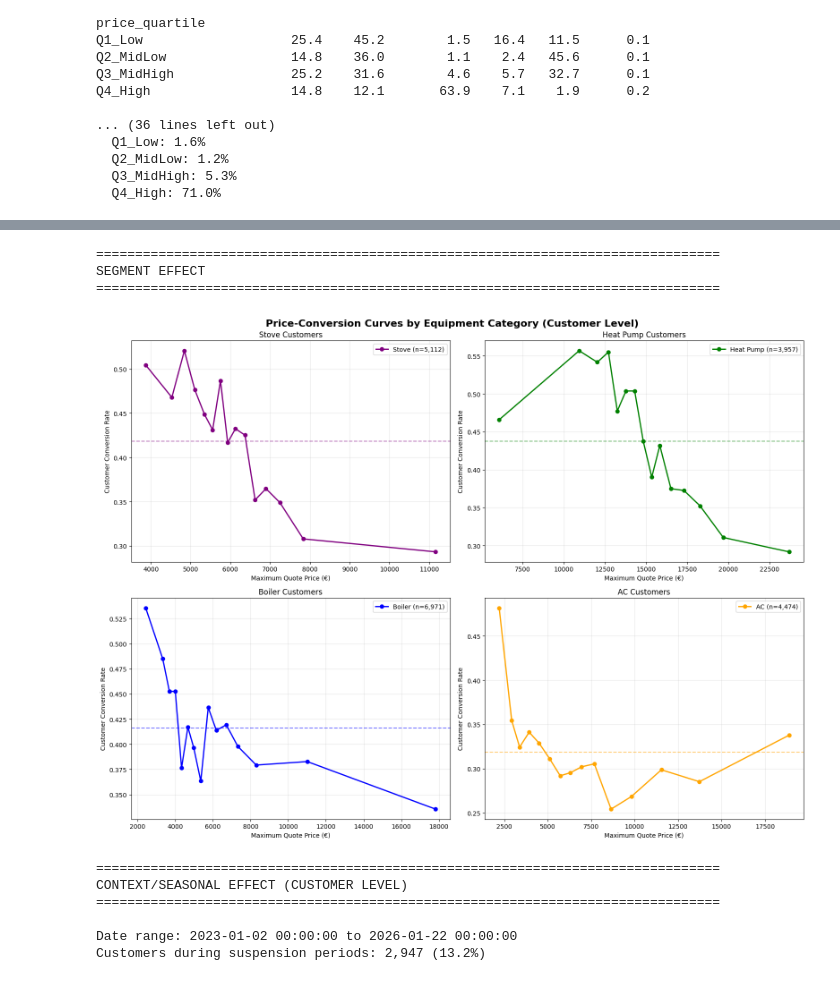
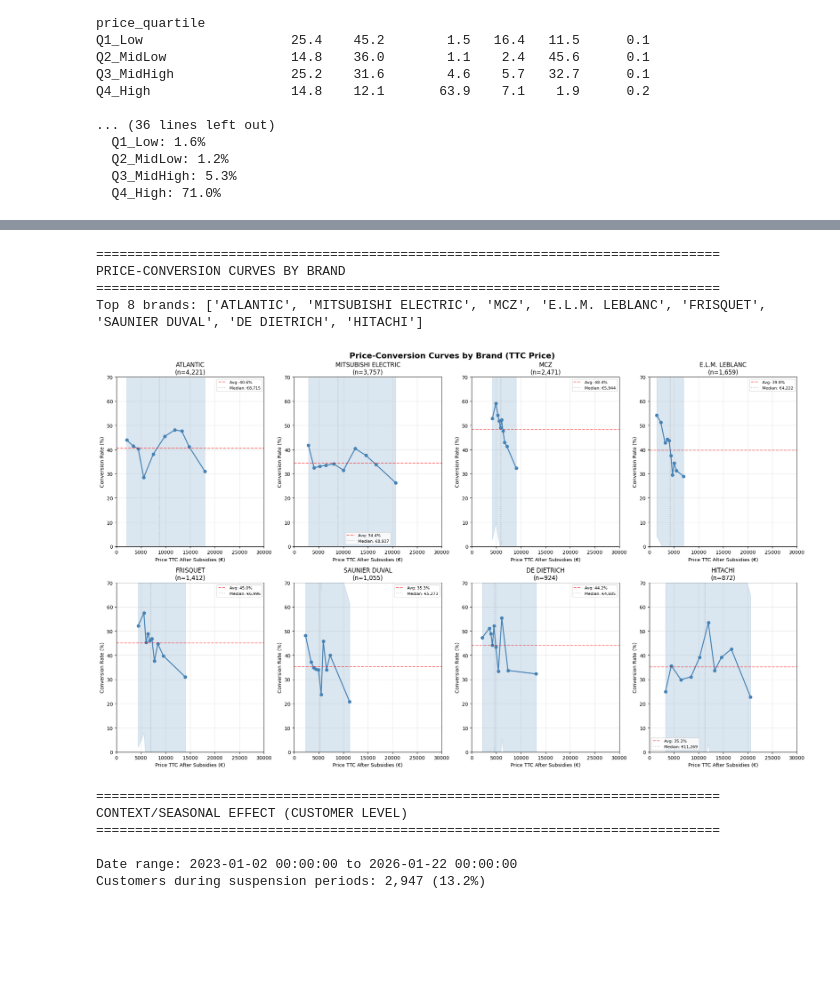
Before and after one commit to vslovik/ai-france-hvac, a Jupyter notebook: _eda_price.ipynb, the cells around one changed output, grey strips where cells are left out. Drawn from its saved outputs; the diff is of its cells as text; code cells hidden in the pictures; blank space fills up the shorter version.

Commit message:
brand price curves

```diff
--- a/_eda_price.ipynb
+++ b/_eda_price.ipynb
@@ -900,42 +939,70 @@ Q4_High                  14.8    12.1       63.9    7.1    1.9      0.2
 # %%
 print("\n" + "="*80)
-print("SEGMENT EFFECT")
+print("PRICE-CONVERSION CURVES BY BRAND")
 print("="*80)
 
-# Segment 1: By equipment category
-fig, axes = plt.subplots(2, 2, figsize=(16, 12))
-fig.suptitle('Price-Conversion Curves by Equipment Category (Customer Level)', fontsize=16, fontweight='bold')
+# Get top 8 brands by volume
+top_brands = customers_clean['main_brand'].value_counts().head(8).index.tolist()
+print(f"Top 8 brands: {top_brands}")
 
-products = ['Stove', 'Heat Pump', 'Boiler', 'AC']
-colors = ['purple', 'green', 'blue', 'orange']
+# Create subplots (2 rows, 4 columns for 8 brands)
+fig, axes = plt.subplots(2, 4, figsize=(20, 12))
+fig.suptitle('Price-Conversion Curves by Brand (TTC Price)', fontsize=16, fontweight='bold')
 
-for idx, (product, color) in enumerate(zip(products, colors)):
-    ax = axes[idx // 2, idx % 2]
+# Flatten axes for easy iteration
+axes = axes.flatten()
 
-    subset = customers_clean[customers_clean['main_equipment_category'] == product]
-    if len(subset) > 200:
-        # Create price bins
-        subset['price_bin'] = pd.qcut(subset['max_out_of_pocket'], q=15, duplicates='drop')
-        bin_conv = subset.groupby('price_bin')['converted'].mean()
-        bin_price = subset.groupby('price_bin')['max_out_of_pocket'].mean()
+for idx, brand in enumerate(top_brands):
+    ax = axes[idx]
 
-        ax.plot(bin_price, bin_conv, 'o-', color=color, linewidth=2,
-                label=f'{product} (n={len(subset):,})')
-        ax.axhline(y=subset['converted'].mean(), color=color, linestyle='--', alpha=0.5)
+    subset = customers_clean[customers_clean['main_brand'] == brand]
 
-    ax.set_xlabel('Maximum Quote Price (€)')
-    ax.set_ylabel('Customer Conversion Rate')
-    ax.set_title(f'{product} Customers')
-    ax.grid(True, alpha=0.3)
-    ax.legend()
+    if len(subset) > 100:  # Need enough data
+        # Create price bins (using out_of_pocket which is TTC after subsidies)
+        subset['price_bin'] = pd.qcut(subset['avg_out_of_pocket'], q=10, duplicates='drop')
+        bin_conv = subset.groupby('price_bin')['converted'].mean() * 100
+        bin_price = subset.groupby('price_bin')['avg_out_of_pocket'].mean()
+
+        # Plot main curve
+        ax.plot(bin_price, bin_conv, 'o-', color='steelblue', linewidth=2, markersize=6)
+
+        # Add horizontal line for brand average
+        brand_avg = subset['converted'].mean() * 100
+        ax.axhline(y=brand_avg, color='red', linestyle='--', alpha=0.5,
+                   label=f'Avg: {brand_avg:.1f}%')
+
+        # Add vertical line for median price
+        median_price = subset['avg_out_of_pocket'].median()
+        ax.axvline(x=median_price, color='gray', linestyle=':', alpha=0.5,
+                   label=f'Median: €{median_price:,.0f}')
+
+        # Add confidence bands (simplified)
+        bin_std = subset.groupby('price_bin')['converted'].std() * 100
+        ax.fill_between(bin_price,
+                        bin_conv - bin_std,
+                        bin_conv + bin_std,
+                        alpha=0.2, color='steelblue')
+
+        ax.set_xlabel('Price TTC After Subsidies (€)')
+        ax.set_ylabel('Conversion Rate (%)')
+        ax.set_title(f'{brand}\n(n={len(subset):,})')
+        ax.grid(True, alpha=0.3)
+        ax.legend(fontsize=8)
+        ax.set_xlim(0, 30000)
+        ax.set_ylim(0, 70)
+    else:
+        ax.text(0.5, 0.5, f'{brand}\nInsufficient data\n(n={len(subset)})',
+                ha='center', va='center', transform=ax.transAxes)
+        ax.set_title(brand)
 
 plt.tight_layout()
 plt.show()
 # %% [output]
 ================================================================================
-SEGMENT EFFECT
+PRICE-CONVERSION CURVES BY BRAND
 ================================================================================
+Top 8 brands: ['ATLANTIC', 'MITSUBISHI ELECTRIC', 'MCZ', 'E.L.M. LEBLANC', 'FRISQUET', 'SAUNIER DUVAL', 'DE DIETRICH', 'HITACHI']
-[figure, old version]
+[figure, new version]
 # %%
 print("\n" + "="*80)
 print("CONTEXT/SEASONAL EFFECT (CUSTOMER LEVEL)")
```
Also changed, not shown: parts of 4 cells of this notebook, 2 other files.
